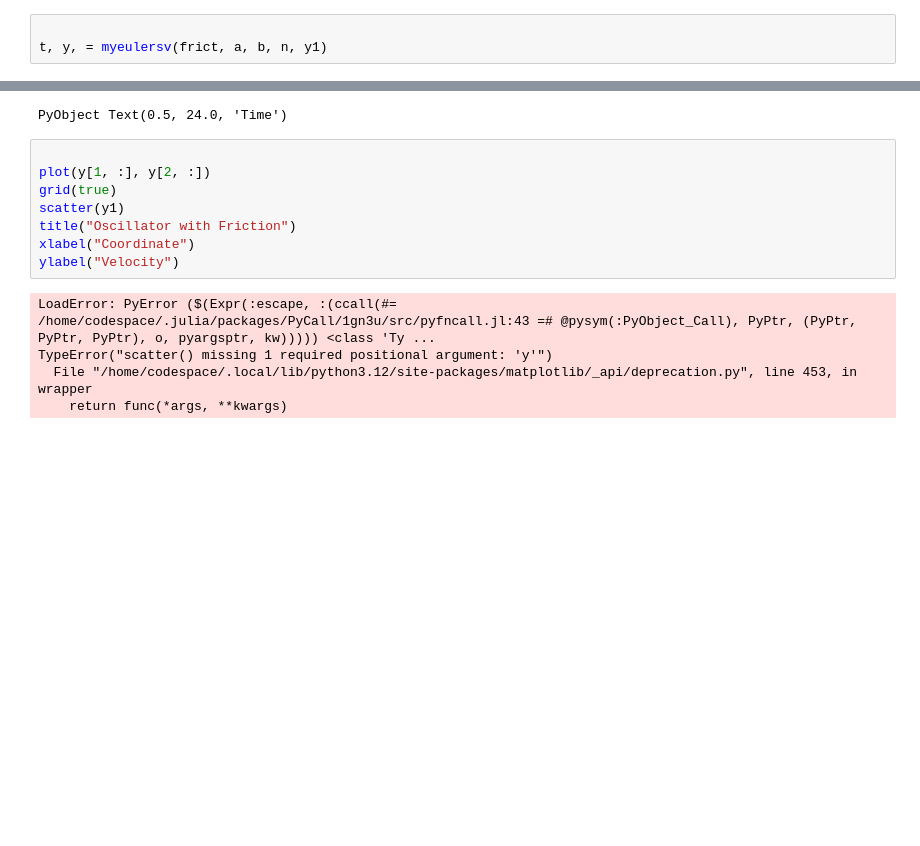
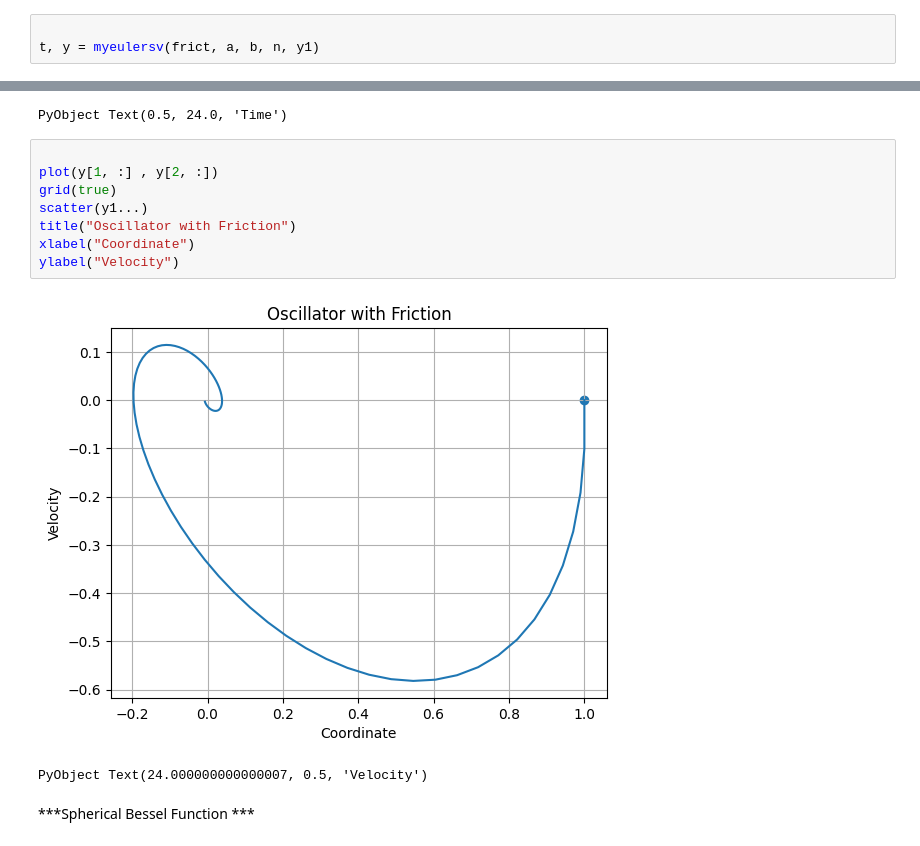
Before and after one commit to PHYS-2200-Computational-Physics-Course/phys2200-lectures-aav21006, a Jupyter notebook: Lecture12/lecture12work.ipynb, the cells around one changed output, grey strips where cells are left out. Cells and saved outputs as stored; diff of their text form; blank space fills up the shorter version.

```diff
--- a/Lecture12/lecture12work.ipynb
+++ b/Lecture12/lecture12work.ipynb
@@ -52,7 +52,7 @@ y1= [1.0, 0.0]
  0.0
 # %%
 
-t, y, = myeulersv(frict, a, b, n, y1)
+t, y = myeulersv(frict, a, b, n, y1)
 # %% [output]
 (0.0:0.10101010101010101:10.0, [1.0 1.0 … -0.006372540748269553 -0.00682207512369449; 0.0 -0.10101010101010101 … -0.0044503903167068684 -0.00335716495660824])
 # %%
@@ -70,14 +70,14 @@ xlabel("Time")
 PyObject Text(0.5, 24.0, 'Time')
 # %%
 
-plot(y[1, :], y[2, :])
+plot(y[1, :] , y[2, :])
 grid(true)
-scatter(y1)
+scatter(y1...)
 title("Oscillator with Friction")
 xlabel("Coordinate")
 ylabel("Velocity")
 # %% [output]
+[figure, added]
-LoadError: PyError ($(Expr(:escape, :(ccall(#= /home/codespace/.julia/packages/PyCall/1gn3u/src/pyfncall.jl:43 =# @pysym(:PyObject_Call), PyPtr, (PyPtr, PyPtr, PyPtr), o, pyargsptr, kw))))) <class 'Ty ...
-TypeError("scatter() missing 1 required positional argument: 'y'")
-  File "/home/codespace/.local/lib/python3.12/site-packages/matplotlib/_api/deprecation.py", line 453, in wrapper
-    return func(*args, **kwargs)
+PyObject Text(24.000000000000007, 0.5, 'Velocity')
+# %% [markdown]
+***Spherical Bessel Function ***
```
Also changed, not shown: parts of 6 cells of this notebook.
